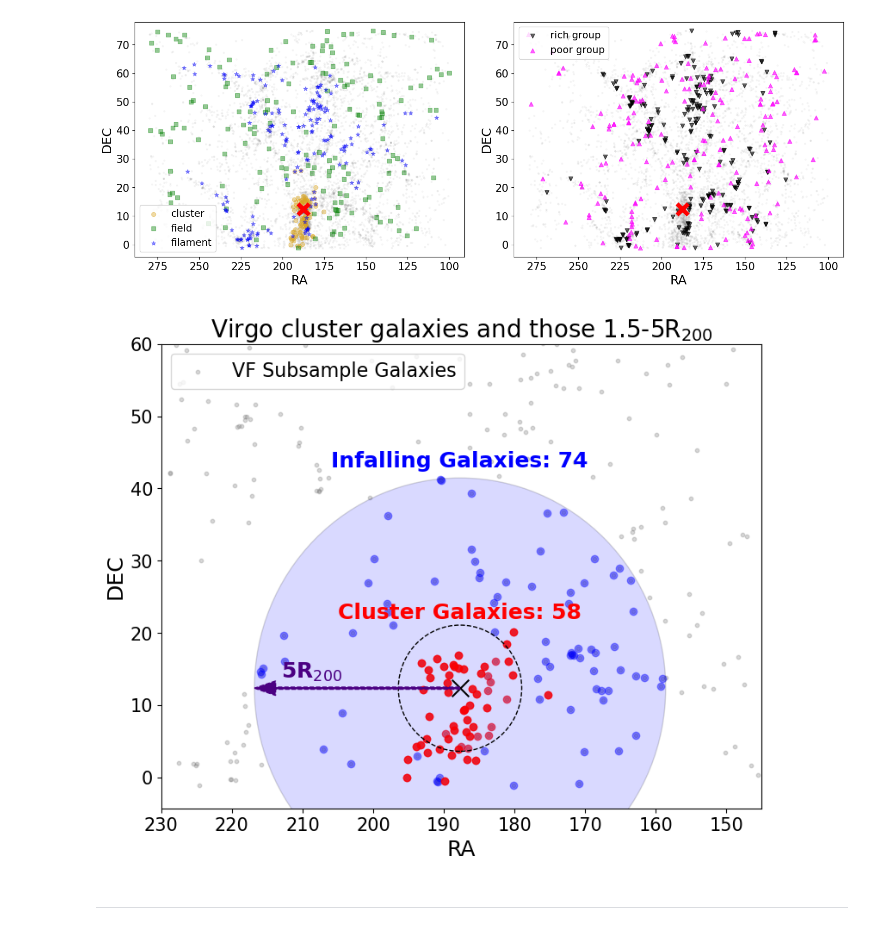
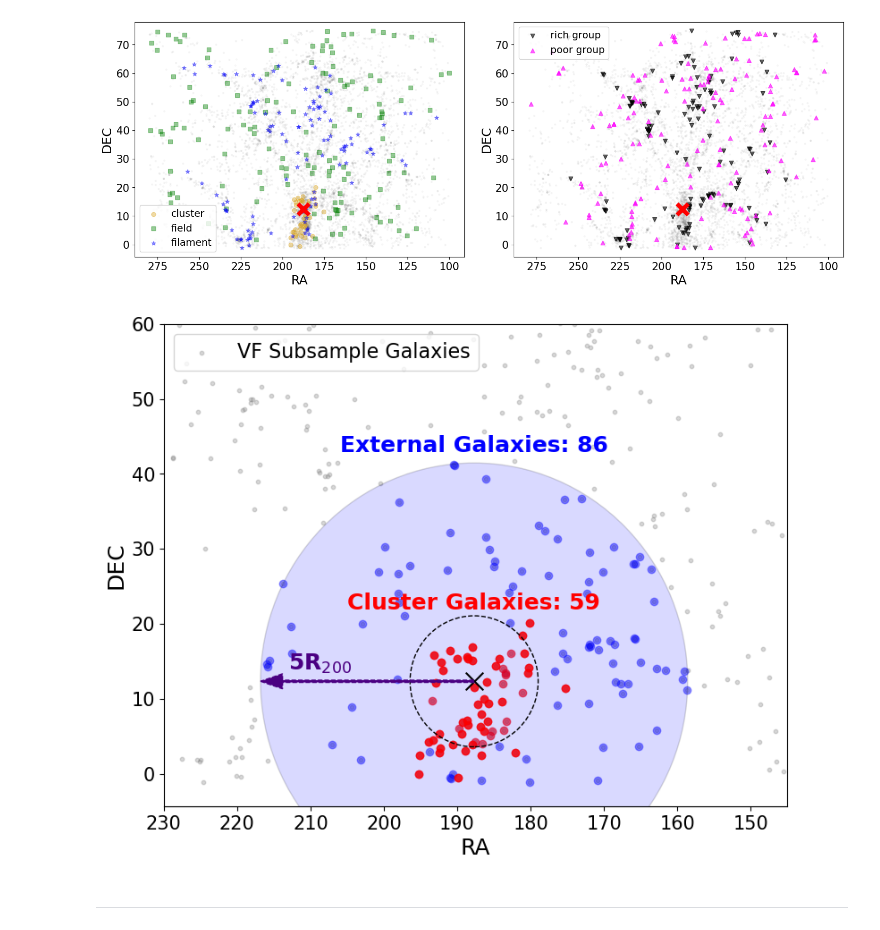
Before and after one commit to Kyssuber/research, a Jupyter notebook: data_analysis/virgowise_plots.ipynb, the cells around one changed output. Cells and saved outputs as stored; diff of their text form; code cells hidden in the pictures.

```diff
--- a/data_analysis/virgowise_plots.ipynb
+++ b/data_analysis/virgowise_plots.ipynb
@@ -10,6 +10,10 @@ vf = vf_full[vf_full['sgacut_flag']]
 env = env_full[vf_full['sgacut_flag']]
 # %%
 #divide subsample into environments
+
+vf = vf_full[vf_full['subsample_flag']]
+env = env_full[vf_full['subsample_flag']]
+
 vf_cluster = vf[env['cluster_member']]
 vf_rg = vf[env['rich_group_memb']]   #only galaxies in rich groups --> not in filaments, etc.
 vf_fil = vf[env['filament_member']]
@@ -61,7 +65,7 @@ plt.savefig(homedir+'/Desktop/radec_env.png',dpi=150,bbox_inches='tight', pad_in
 
 plt.show()
 # %% [output]
-[figure, old version]
+[figure, new version]
 # %%
 nser = Table.read(homedir+'/output_params_r_psf.fits')['nsersic']
 
@@ -93,42 +97,42 @@ ax.add_patch(circle_fiveVR)
 
 plt.scatter(vf['RA_1'][env['cluster_member']],vf['DEC_1'][env['cluster_member']],alpha=0.6,color='red')
 
-plt.title(r'Virgo cluster galaxies and those 1.5-5R$_{200}$',fontsize=20)
+#plt.title(r'Virgo cluster galaxies and those 1.5-5R$_{200}$',fontsize=20)
 
 plt.ylim(np.min(vf_full['DEC_1'])-3,60)
 plt.xlim(230,145)
 
 plt.ylabel('DEC',fontsize=18)
 plt.xlabel('RA',fontsize=18)
 
 ax.scatter([187.7],[12.34],color='black',marker='x',s=200)
 
 circle_onept5VR = plt.Circle((RA_center,DEC_center),virial_radius*1.5,facecolor='none',edgecolor='black',linestyle='--')
 ax.add_patch(circle_onept5VR)
 
 plt.arrow(RA_center, DEC_center, five_vir, 0, color='indigo', linestyle="--", length_includes_head=True,
           head_width=2, head_length=3, width=0.3)
 plt.text(213,13.8,r'5R$_{200}$',color='indigo',fontsize=18,weight='bold')
 
 #plt.text(204,43,f'Infalling Galaxies: {len(vf[infall_flag & (nser<2)])}',color='blue',weight='bold',fontsize=18)
 #plt.text(203,22,f'Cluster Galaxies: {len(vf[clus_flag & (nser<2)])}',color='red',weight='bold',fontsize=18)
 
-plt.text(206,43,f'Infalling Galaxies: {len(vf[infall_flag])}',color='blue',weight='bold',fontsize=18)
+plt.text(206,43,f'External Galaxies: {len(vf[infall_flag])}',color='blue',weight='bold',fontsize=18)
 plt.text(205,22,f'Cluster Galaxies: {len(vf[clus_flag])}',color='red',weight='bold',fontsize=18)
 
 
 plt.xticks(fontsize=15)
 plt.yticks(fontsize=15)
 
 plt.legend(fontsize=16,loc='upper left')
 
 plt.savefig(homedir+'/Desktop/VF_infallcore.png', bbox_inches='tight', pad_inches=0.2, dpi=100)
 
 #len(vf[env['cluster_member']&(nser<2)])
 
 plt.show()
 # %% [output]
-[figure, old version]
+[figure, new version]
 # %% [markdown]
 ------------
 # %%
```
Also changed, not shown: parts of 15 cells of this notebook, 3 other files.
